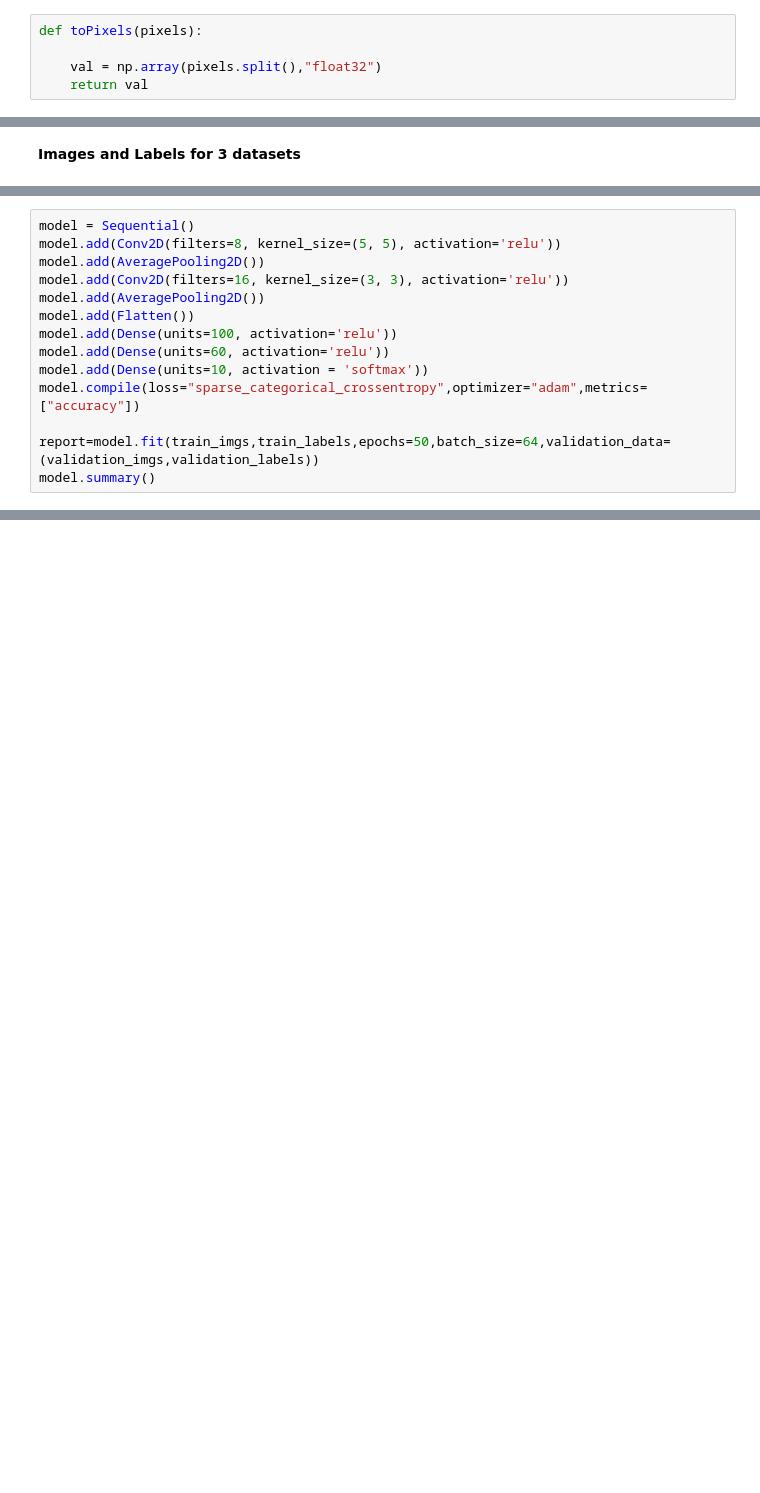
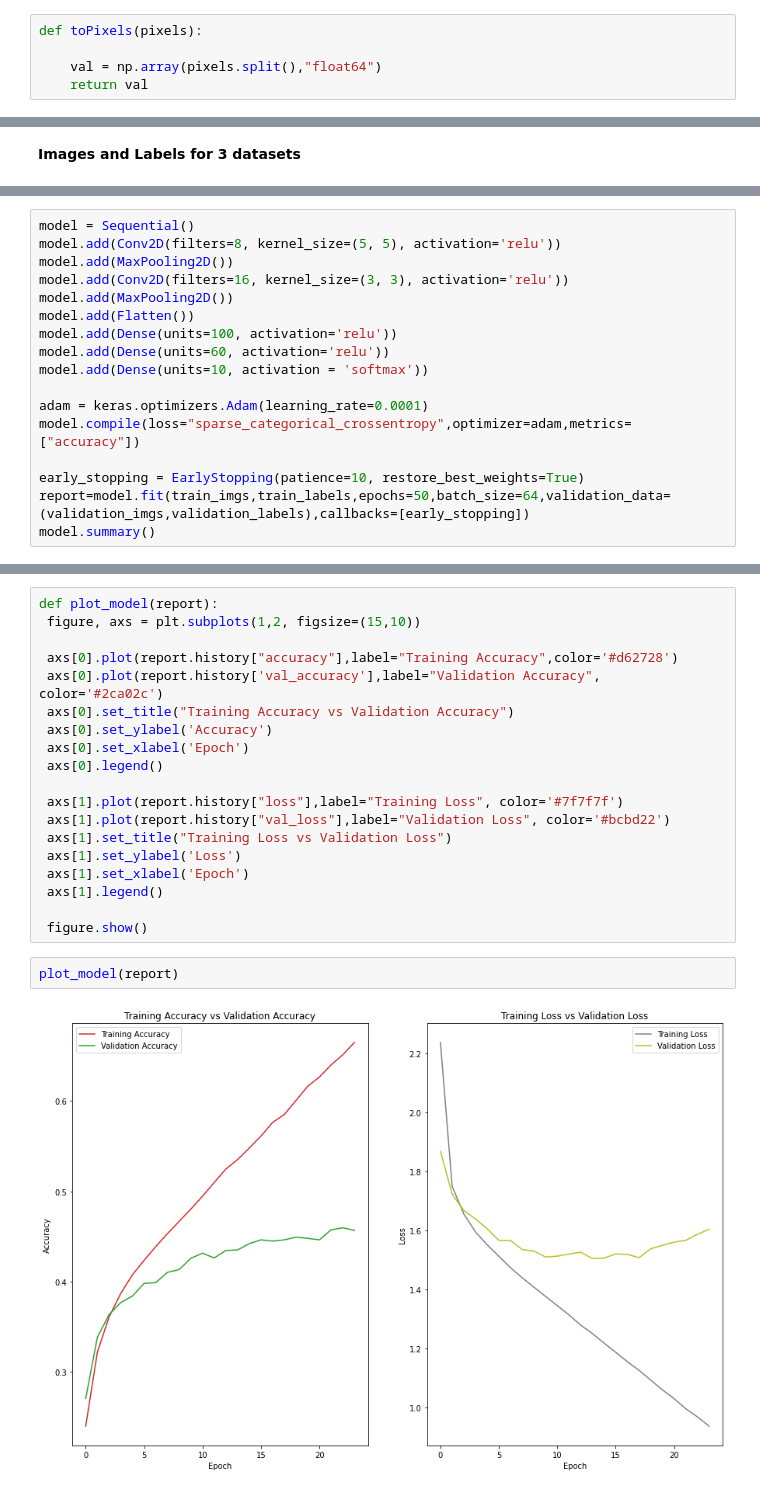
Before and after one commit to kushvatsa/AML, a Jupyter notebook: Assignment_1.ipynb, the cells around one changed output, grey strips where cells are left out. Cells and saved outputs as stored; diff of their text form; blank space fills up the shorter version.

```diff
--- a/Assignment_1.ipynb
+++ b/Assignment_1.ipynb
@@ -145,7 +150,7 @@ test_data
 # %%
 def toPixels(pixels):
 
-    val = np.array(pixels.split(),"float32")
+    val = np.array(pixels.split(),"float64")
     return val
 # %%
 train_data["pixels"] = train_data["pixels"].apply(toPixels)
@@ -243,15 +236,18 @@ from keras.layers import Dense,Conv2D,AveragePooling2D,Dense,Flatten
 # %%
 model = Sequential()
 model.add(Conv2D(filters=8, kernel_size=(5, 5), activation='relu'))
-model.add(AveragePooling2D())
+model.add(MaxPooling2D())
 model.add(Conv2D(filters=16, kernel_size=(3, 3), activation='relu'))
-model.add(AveragePooling2D())
+model.add(MaxPooling2D())
 model.add(Flatten())
 model.add(Dense(units=100, activation='relu'))
 model.add(Dense(units=60, activation='relu'))
 model.add(Dense(units=10, activation = 'softmax'))
-model.compile(loss="sparse_categorical_crossentropy",optimizer="adam",metrics=["accuracy"])
 
-report=model.fit(train_imgs,train_labels,epochs=50,batch_size=64,validation_data=(validation_imgs,validation_labels))
+adam = keras.optimizers.Adam(learning_rate=0.0001)
+model.compile(loss="sparse_categorical_crossentropy",optimizer=adam,metrics=["accuracy"])
+
+early_stopping = EarlyStopping(patience=10, restore_best_weights=True)
+report=model.fit(train_imgs,train_labels,epochs=50,batch_size=64,validation_data=(validation_imgs,validation_labels),callbacks=[early_stopping])
 model.summary()
 # %% [output]
@@ -258,0 +273,23 @@ ValueError: ignored
+# %%
+def plot_model(report):
+ figure, axs = plt.subplots(1,2, figsize=(15,10))
+
+ axs[0].plot(report.history["accuracy"],label="Training Accuracy",color='#d62728')
+ axs[0].plot(report.history['val_accuracy'],label="Validation Accuracy", color='#2ca02c')
+ axs[0].set_title("Training Accuracy vs Validation Accuracy")
+ axs[0].set_ylabel('Accuracy')
+ axs[0].set_xlabel('Epoch')
+ axs[0].legend()
+
+ axs[1].plot(report.history["loss"],label="Training Loss", color='#7f7f7f')
+ axs[1].plot(report.history["val_loss"],label="Validation Loss", color='#bcbd22')
+ axs[1].set_title("Training Loss vs Validation Loss")
+ axs[1].set_ylabel('Loss')
+ axs[1].set_xlabel('Epoch')
+ axs[1].legend()
+
+ figure.show()
+# %%
+plot_model(report)
+# %% [output]
+[figure, added]
```
Also changed, not shown: parts of 36 cells of this notebook.
